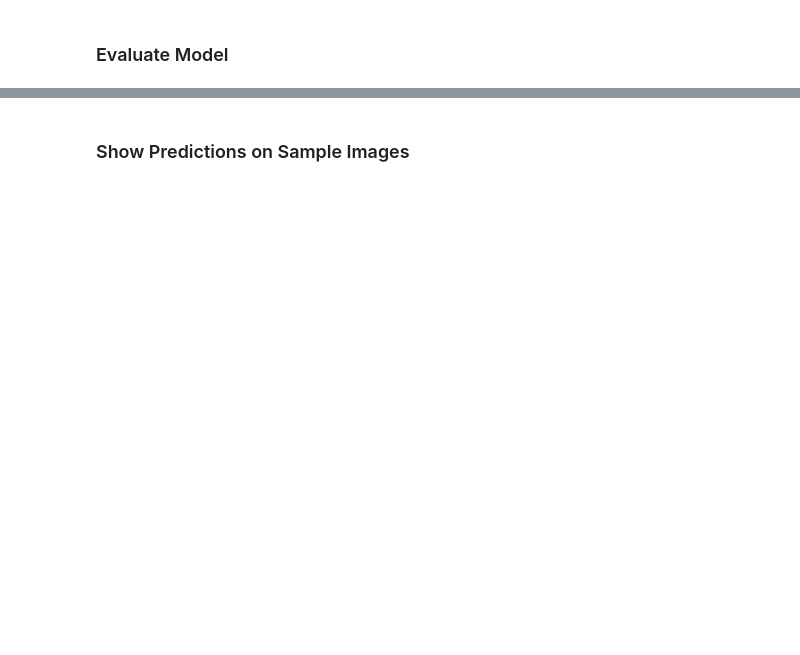
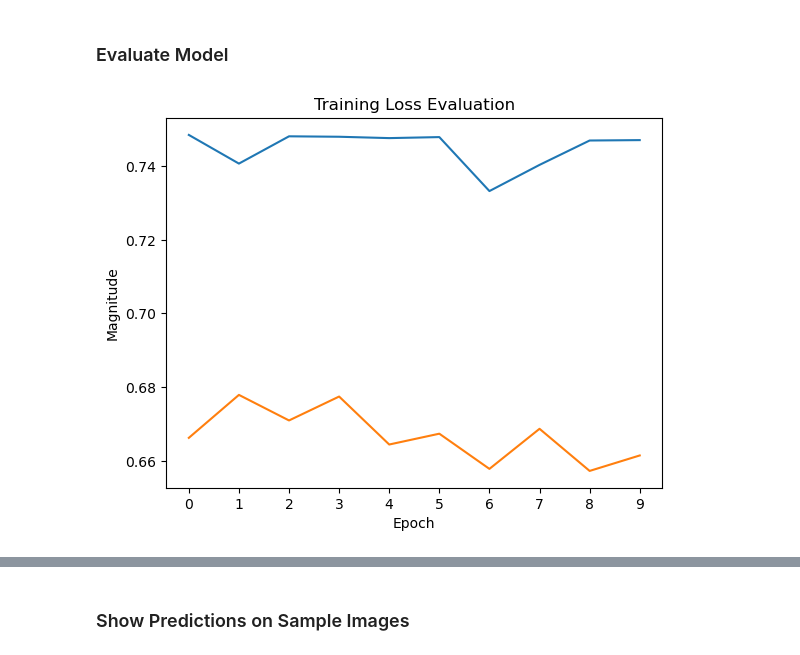
Before and after one commit to IrishMorales/lightweight-cnn-for-bone-metastasis, a Jupyter notebook: lb-fcnn.ipynb, the cells around one changed output, grey strips where cells are left out. Saved outputs shown, nothing was run; the diff lists cells and outputs as text; code cells hidden in the pictures; blank space fills up the shorter version.

Commit message:
Implement LB-FCNN

```diff
--- a/lb-fcnn.ipynb
+++ b/lb-fcnn.ipynb
@@ -161,0 +155,20 @@ class LBFCNN_light(nn.Module):
+# %%
+# The main building block of LB-FCNN light architecture
+class LBFCNNLightBlock(nn.Module):
+    # Define layers
+    def __init__(self):
+        super(LBFCNNLightBlock, self).__init__()
+        self.mdsc = MDSConv()
+        self.rc = ResConnection()
+        self.conv = nn.Conv2d(in_channels = channels, out_channels = channels, kernel_size = 1, bias = False)
+        self.norm = nn.BatchNorm2d(num_features = channels)
+
+    # Apply layers
+    def forward(self, x):
+        x_mdsc = self.mdsc(x)
+        x_rc = self.rc(x)
+        x = torch.add(x_mdsc, x_rc)
+        x = F.relu(self.conv(x))
+        x = self.norm(x)
+
+        return x
@@ -182,0 +213,4 @@ print(model.forward(tensors)) # it should not fail here
+# %%
+# Inspect model shapes per layer
+model = LBFCNNLight().to(device)
+summary(model, (3, 646, 220))
@@ -184,8 +236,8 @@ print(model.forward(tensors)) # it should not fail here
 ### Train Model
 # %%
 # Model hyperparameters; epochs & batch size from Magboo & Abu
-k_folds = 2 # TODO: Change to 10
-epochs = 2 # TODO: Change to 100
+k_folds = 2 # 10
+epochs = 10 # 100
 batch_size = 16
 # %%
 # Evaluation metrics
@@ -200,9 +252,11 @@ losses = []
 kfold = KFold(n_splits=k_folds, shuffle=True, random_state=random_seed)
 # %%
 # Train model for k folds, with e epochs each
+# TODO: Implement "On each fold we utilized the early-stopping technique
+# where a small subset of the training fold was utilized as a validation dataset."
 for fold, (train_indices, test_indices) in enumerate(kfold.split(dataset)):
     print('-' * 50)
-    print(f'FOLD {fold}/{k_folds}: Training')
+    print(f'FOLD {fold+1}/{k_folds}: Training')
     print('-' * 50)
 
     # Sample elements randomly from selected train/test indices
@@ -221,7 +275,7 @@ for fold, (train_indices, test_indices) in enumerate(kfold.split(dataset)):
     losses.append([])
 
     # Instantiate model
-    model = LBFCNN_light().to(device)
+    model = LBFCNNLight().to(device)
 
     # Define criterion (function used to compute loss) and optimizer for model
     criterion = nn.CrossEntropyLoss().to(device)
@@ -250,10 +304,10 @@ for fold, (train_indices, test_indices) in enumerate(kfold.split(dataset)):
 
         running_loss = running_loss / total_batch_count
         losses[fold].append(running_loss)
-        print(f"Epoch {epoch}/{epochs-1} Loss: {running_loss}")
+        print(f"Epoch {epoch+1}/{epochs} Loss: {running_loss}")
 
     print('-' * 50)
-    print(f'FOLD {fold}/{k_folds}: Test Results')
+    print(f'FOLD {fold+1}/{k_folds}: Test Results')
     print('-' * 50)
 
     # Evaluation for this fold
@@ -338,13 +438,15 @@ torch.save(model.state_dict(), 'weights/lbfcnn_weights.h5')
 # %%
 # Plot losses
 ax = plt.axes()
-flat_losses = [item for fold_losses in losses for item in fold_losses]
-plt.plot(flat_losses, color='red')
+for fold_losses in losses:
+    plt.plot(fold_losses)
 plt.title('Training Loss Evaluation')
 ax.set_xticks([x for x in range(epochs)])
 plt.xlabel('Epoch')
 plt.ylabel('Magnitude')
 plt.show()
+# %% [output]
+[figure, added]
 # %%
 # Get performance metrics by calculcating average of metrics across all folds
 print("Final Performance Metrics")
```
Also changed, not shown: parts of 17 cells of this notebook, 1 other file.
